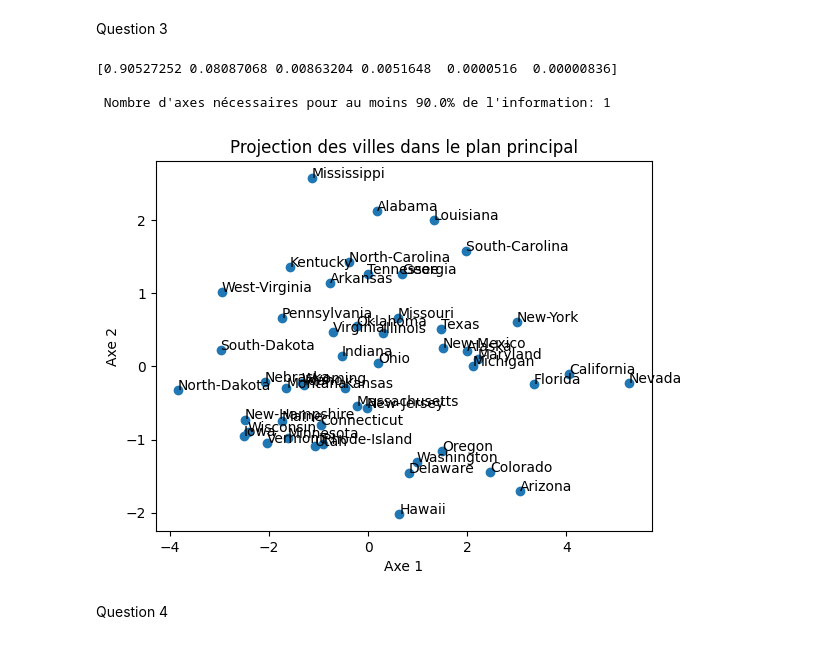
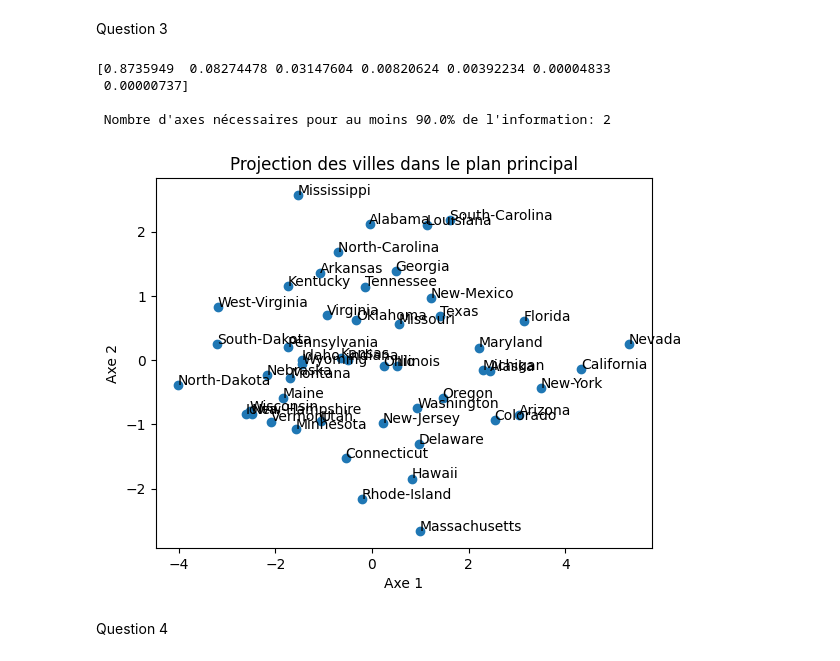
Before and after one commit to ImValll/tp1ADM, a Jupyter notebook: TP_ACP_A_rendre_HENRY_Valentin_BARBATO_Clement.ipynb, the cells around one changed output. Cells and saved outputs as stored; diff of their text form; code cells hidden in the pictures.

```diff
--- a/TP_ACP_A_rendre_HENRY_Valentin_BARBATO_Clement.ipynb
+++ b/TP_ACP_A_rendre_HENRY_Valentin_BARBATO_Clement.ipynb
@@ -101,12 +101,13 @@ analyse_composante_principale('data/villes.csv', 1, 13)
 # %% [markdown]
 Question 3
 # %%
-analyse_composante_principale('data/crimes.csv', 1, 7)
+analyse_composante_principale('data/crimes.csv', 1, 8)
 # %% [output]
-[0.90527252 0.08087068 0.00863204 0.0051648  0.0000516  0.00000836]
+[0.8735949  0.08274478 0.03147604 0.00820624 0.00392234 0.00004833
+ 0.00000737]
 
- Nombre d'axes nécessaires pour au moins 90.0% de l'information: 1
+ Nombre d'axes nécessaires pour au moins 90.0% de l'information: 2
-[figure, old version]
+[figure, new version]
 # %% [markdown]
 Question 4
 # %%
```
Also changed, not shown: parts of 1 cell of this notebook.
